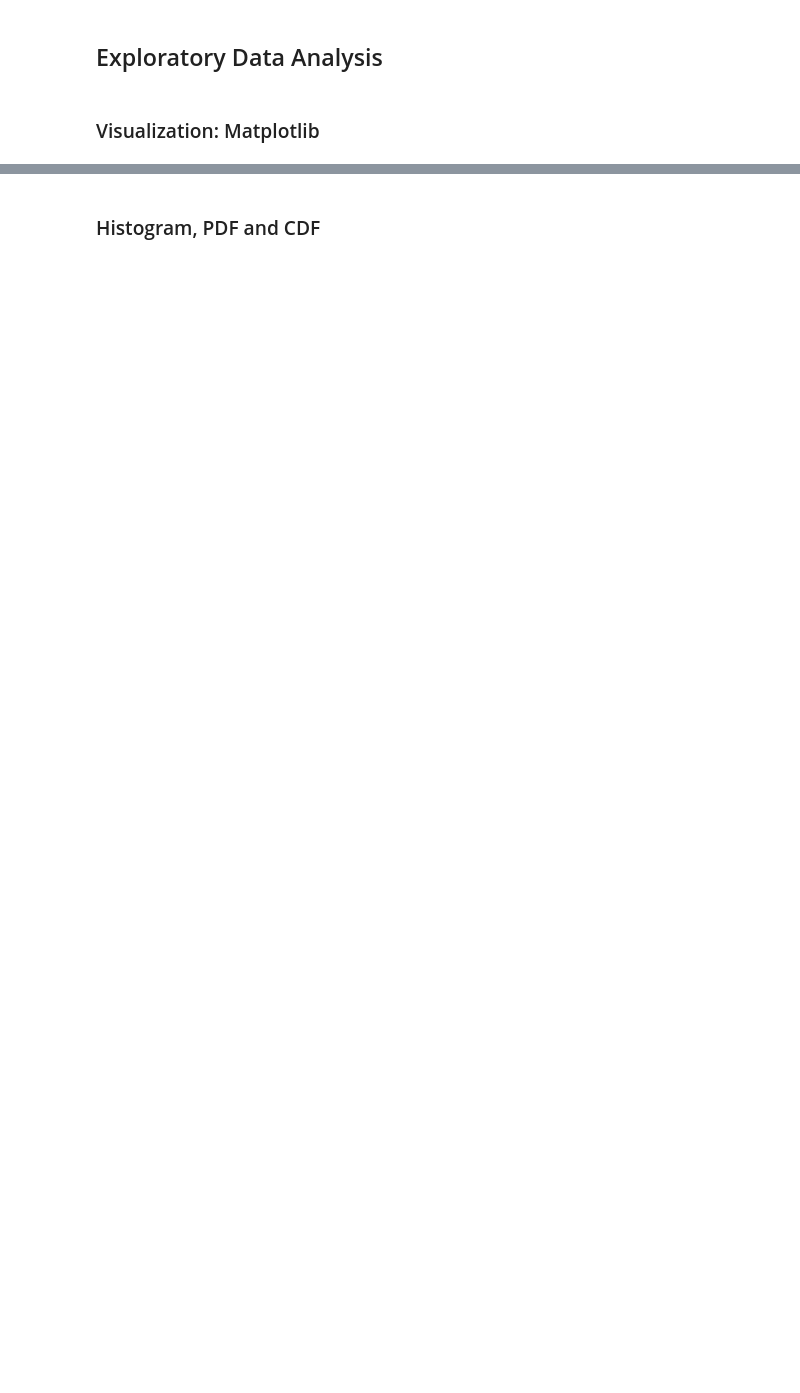
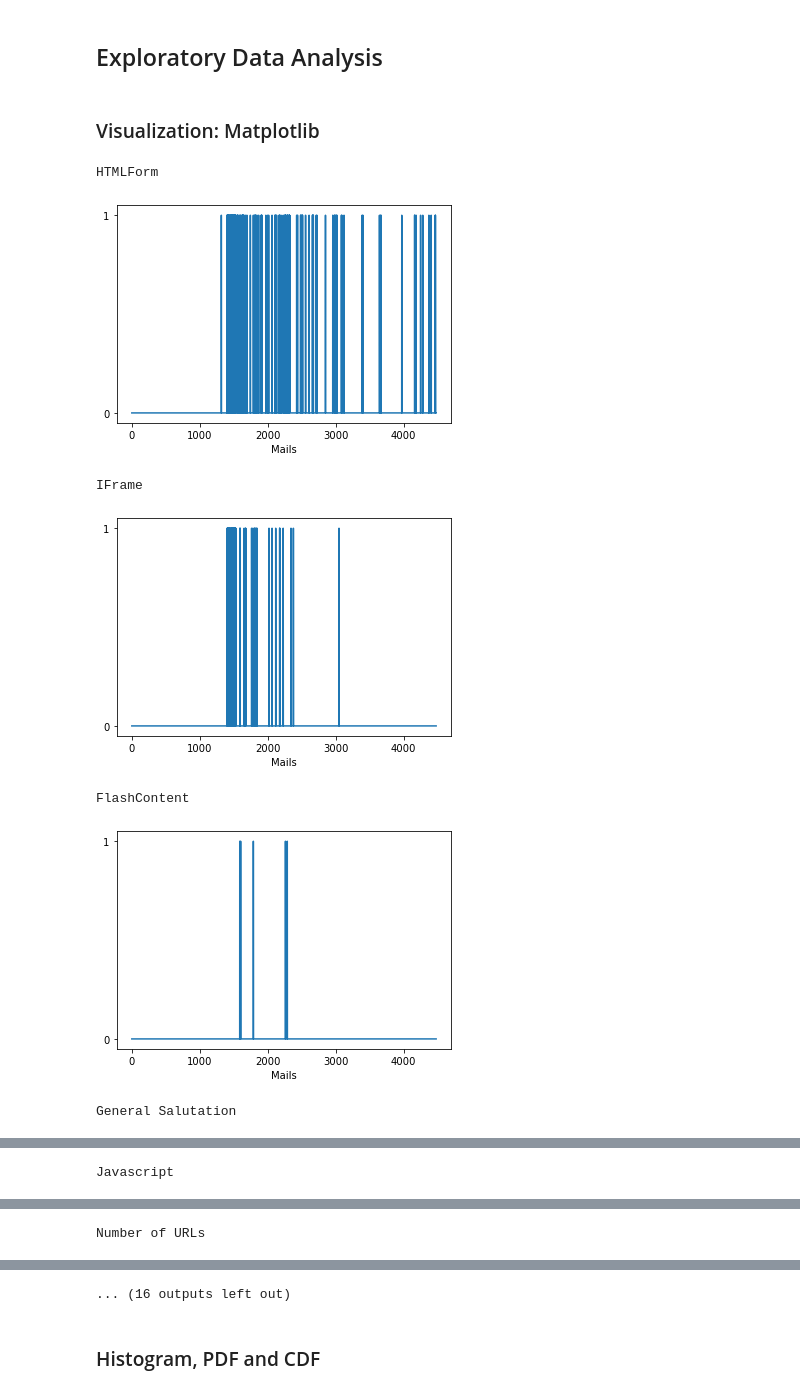
Before and after one commit to Vipin-Singh-Negi/Identify-Phishing-Mail, a Jupyter notebook: (TRIAL)PhishingMailClassifier.ipynb, the cells around one changed output, grey strips where cells are left out. Drawn from its saved outputs; the diff is of its cells as text; code cells hidden in the pictures; blank space fills up the shorter version.

```diff
--- a/(TRIAL)PhishingMailClassifier.ipynb
+++ b/(TRIAL)PhishingMailClassifier.ipynb
@@ -425,16 +450,25 @@ HAM MAILS
 # %%
 import matplotlib.pyplot as plt
 import numpy as np
 
+
 def visualize_data():
         feature_val = np.array(rows).T
-        xpoints = np.arange(1,2801,1)
-        for i in range(1,16,1):
+        xpoints = np.arange(1,len(rows)+1,1)
+        for i in range(1,15,1):
             ypoints = np.array(feature_val[i])
             print(fields[i])
 
             plt.xlabel("Mails")
             plt.plot(xpoints, ypoints)
             plt.show()
 
 visualize_data()
+# %% [output]
+HTMLForm
+[figure, added]
+IFrame
+[figure, added]
+FlashContent
+[figure, added]
+General Salutation
@@ -440,0 +476 @@ visualize_data()
+Javascript
@@ -440,0 +478 @@ visualize_data()
+Number of URLs
@@ -441,3 +480,4 @@ visualize_data()
+... (16 outputs left out)
 # %% [markdown]
 ### Histogram, PDF and CDF
 # %%
```
Also changed, not shown: parts of 27 cells of this notebook, 10 other files.
